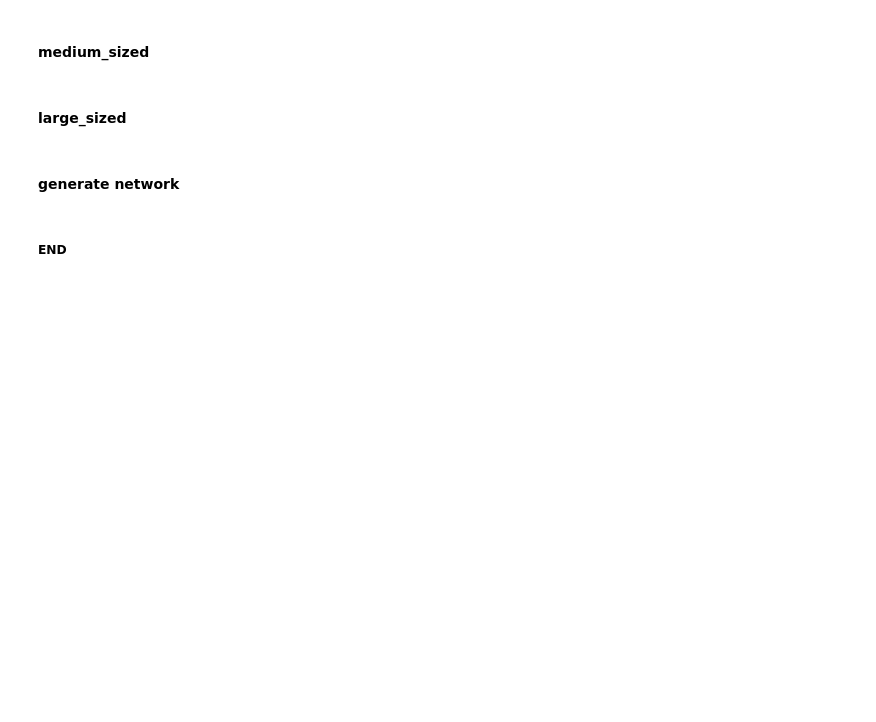
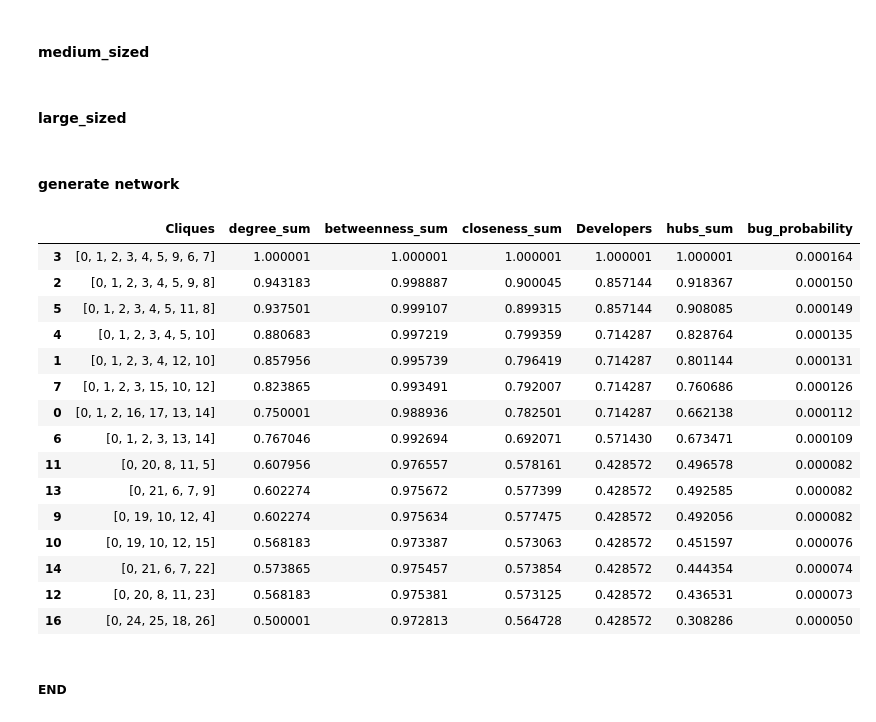
Before and after one commit to arslanzafar95/SynthesizedDeveloperSocialNetworks, a Jupyter notebook: generator.ipynb, the cells around one changed output. Cells and saved outputs as stored; diff of their text form; code cells hidden in the pictures; blank space fills up the shorter version.

```diff
--- a/generator.ipynb
+++ b/generator.ipynb
@@ -1366,8 +1366,25 @@ df_generated['committer']=df_generated_copy['committer']
 # %%
 df_generated=df_generated.rename(columns={'committer':'Cliques'})
 df_generated=df_generated[['Cliques','degree_sum','betweenness_sum','closeness_sum','Developers','hubs_sum','bug_probability']]
 sort_cliques=df_generated.sort_values(by='bug_probability',ascending=False)
 #sort_cliques.to_csv('scripts/data/usecase_data/sort_cliques.csv')
-#display(HTML(sort_cliques.to_html()))
+display(HTML(sort_cliques.head(15).to_html()))
+# %% [output]
+|  | Cliques | degree_sum | betweenness_sum | closeness_sum | Developers | hubs_sum | bug_probability |
+| 3 | [0, 1, 2, 3, 4, 5, 9, 6, 7] | 1.000001 | 1.000001 | 1.000001 | 1.000001 | 1.000001 | 0.000164 |
+| 2 | [0, 1, 2, 3, 4, 5, 9, 8] | 0.943183 | 0.998887 | 0.900045 | 0.857144 | 0.918367 | 0.000150 |
+| 5 | [0, 1, 2, 3, 4, 5, 11, 8] | 0.937501 | 0.999107 | 0.899315 | 0.857144 | 0.908085 | 0.000149 |
+| 4 | [0, 1, 2, 3, 4, 5, 10] | 0.880683 | 0.997219 | 0.799359 | 0.714287 | 0.828764 | 0.000135 |
+| 1 | [0, 1, 2, 3, 4, 12, 10] | 0.857956 | 0.995739 | 0.796419 | 0.714287 | 0.801144 | 0.000131 |
+| 7 | [0, 1, 2, 3, 15, 10, 12] | 0.823865 | 0.993491 | 0.792007 | 0.714287 | 0.760686 | 0.000126 |
+| 0 | [0, 1, 2, 16, 17, 13, 14] | 0.750001 | 0.988936 | 0.782501 | 0.714287 | 0.662138 | 0.000112 |
+| 6 | [0, 1, 2, 3, 13, 14] | 0.767046 | 0.992694 | 0.692071 | 0.571430 | 0.673471 | 0.000109 |
+| 11 | [0, 20, 8, 11, 5] | 0.607956 | 0.976557 | 0.578161 | 0.428572 | 0.496578 | 0.000082 |
+| 13 | [0, 21, 6, 7, 9] | 0.602274 | 0.975672 | 0.577399 | 0.428572 | 0.492585 | 0.000082 |
+| 9 | [0, 19, 10, 12, 4] | 0.602274 | 0.975634 | 0.577475 | 0.428572 | 0.492056 | 0.000082 |
+| 10 | [0, 19, 10, 12, 15] | 0.568183 | 0.973387 | 0.573063 | 0.428572 | 0.451597 | 0.000076 |
+| 14 | [0, 21, 6, 7, 22] | 0.573865 | 0.975457 | 0.573854 | 0.428572 | 0.444354 | 0.000074 |
+| 12 | [0, 20, 8, 11, 23] | 0.568183 | 0.975381 | 0.573125 | 0.428572 | 0.436531 | 0.000073 |
+| 16 | [0, 24, 25, 18, 26] | 0.500001 | 0.972813 | 0.564728 | 0.428572 | 0.308286 | 0.000050 |
 # %% [markdown]
 ##### END
```
